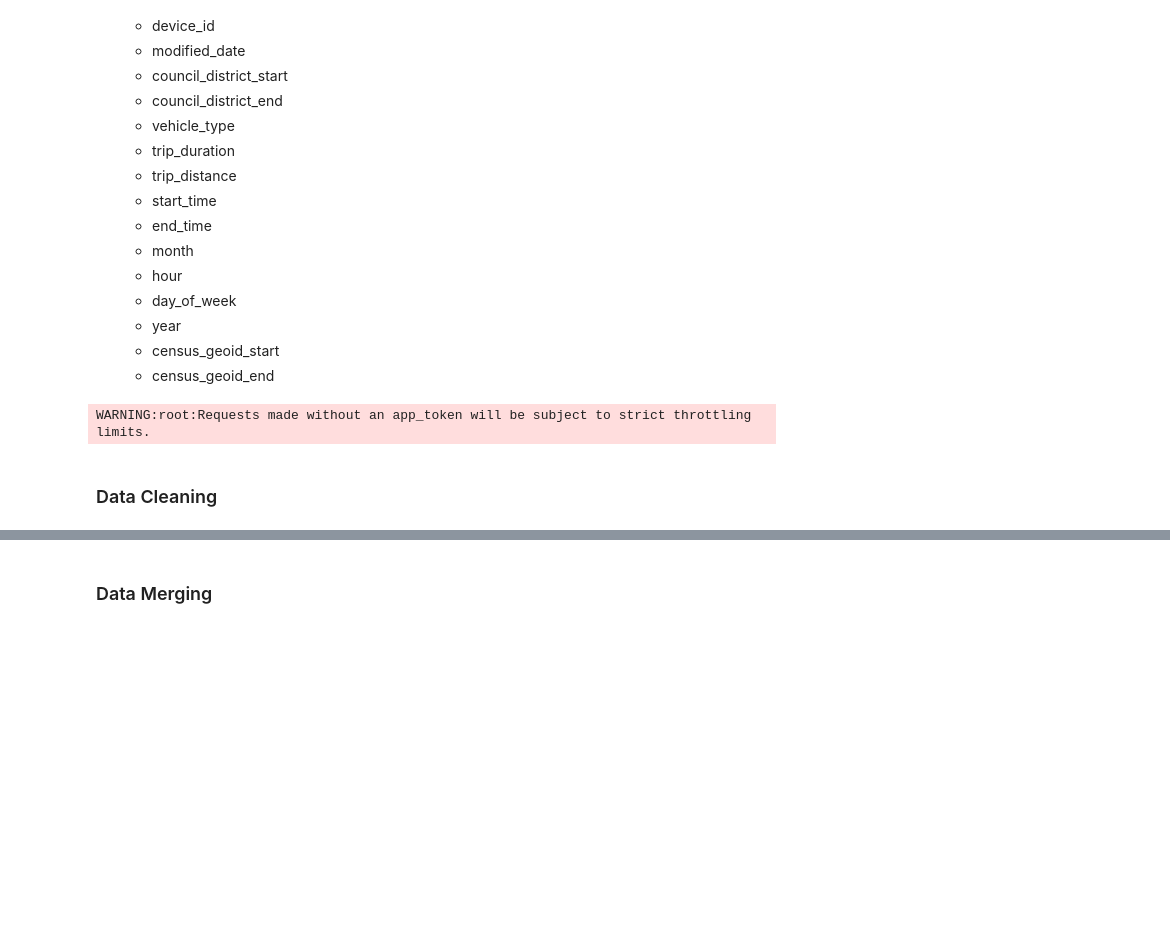
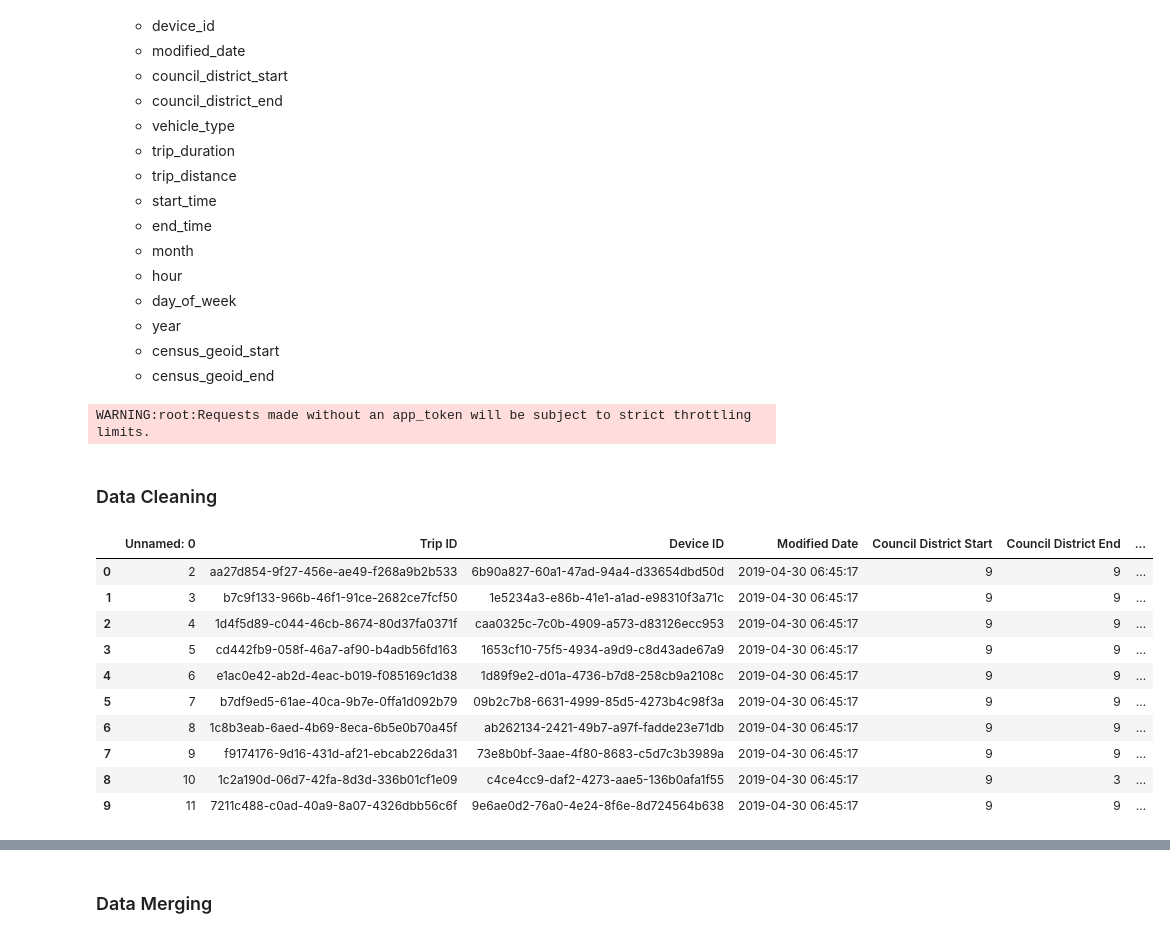
Before and after one commit to sheetalbongale/Scooters-In-Austin-Data-Analysis, a Jupyter notebook: notebooks/shared_mobility_AODP/shared_mobility_data_wrangling.ipynb, the cells around one changed output, grey strips where cells are left out. Cells and saved outputs as stored; diff of their text form; code cells hidden in the pictures; blank space fills up the shorter version.

```diff
--- a/notebooks/shared_mobility_AODP/shared_mobility_data_wrangling.ipynb
+++ b/notebooks/shared_mobility_AODP/shared_mobility_data_wrangling.ipynb
@@ -120,3 +120,20 @@ end_geoid
 # Convert dataframe to CSV
 output_data_file = "/Users/sheetalbongale/Scooters_In_Austin_Data_Analysis/resources/shared_mobility_data.csv"
 clean_df.to_csv(output_data_file)
+# %%
+# Load the cleaned Shared Mobility CSV File
+csvpath1 = os.path.join("/Users/sheetalbongale/Scooters_In_Austin_Data_Analysis/resources/shared_mobility_data.csv")
+clean_df = pd.read_csv(csvpath1, low_memory=False)
+clean_df.head(10)
+# %% [output]
+|  | Unnamed: 0 | Trip ID | Device ID | Modified Date | Council District Start | Council District End | ... |
+| 0 | 2 | aa27d854-9f27-456e-ae49-f268a9b2b533 | 6b90a827-60a1-47ad-94a4-d33654dbd50d | 2019-04-30 06:45:17 | 9 | 9 | ... |
+| 1 | 3 | b7c9f133-966b-46f1-91ce-2682ce7fcf50 | 1e5234a3-e86b-41e1-a1ad-e98310f3a71c | 2019-04-30 06:45:17 | 9 | 9 | ... |
+| 2 | 4 | 1d4f5d89-c044-46cb-8674-80d37fa0371f | caa0325c-7c0b-4909-a573-d83126ecc953 | 2019-04-30 06:45:17 | 9 | 9 | ... |
+| 3 | 5 | cd442fb9-058f-46a7-af90-b4adb56fd163 | 1653cf10-75f5-4934-a9d9-c8d43ade67a9 | 2019-04-30 06:45:17 | 9 | 9 | ... |
+| 4 | 6 | e1ac0e42-ab2d-4eac-b019-f085169c1d38 | 1d89f9e2-d01a-4736-b7d8-258cb9a2108c | 2019-04-30 06:45:17 | 9 | 9 | ... |
+| 5 | 7 | b7df9ed5-61ae-40ca-9b7e-0ffa1d092b79 | 09b2c7b8-6631-4999-85d5-4273b4c98f3a | 2019-04-30 06:45:17 | 9 | 9 | ... |
+| 6 | 8 | 1c8b3eab-6aed-4b69-8eca-6b5e0b70a45f | ab262134-2421-49b7-a97f-fadde23e71db | 2019-04-30 06:45:17 | 9 | 9 | ... |
+| 7 | 9 | f9174176-9d16-431d-af21-ebcab226da31 | 73e8b0bf-3aae-4f80-8683-c5d7c3b3989a | 2019-04-30 06:45:17 | 9 | 9 | ... |
+| 8 | 10 | 1c2a190d-06d7-42fa-8d3d-336b01cf1e09 | c4ce4cc9-daf2-4273-aae5-136b0afa1f55 | 2019-04-30 06:45:17 | 9 | 3 | ... |
+| 9 | 11 | 7211c488-c0ad-40a9-8a07-4326dbb56c6f | 9e6ae0d2-76a0-4e24-8f6e-8d724564b638 | 2019-04-30 06:45:17 | 9 | 9 | ... |
```
Also changed, not shown: parts of 6 cells of this notebook, 6 other files.
